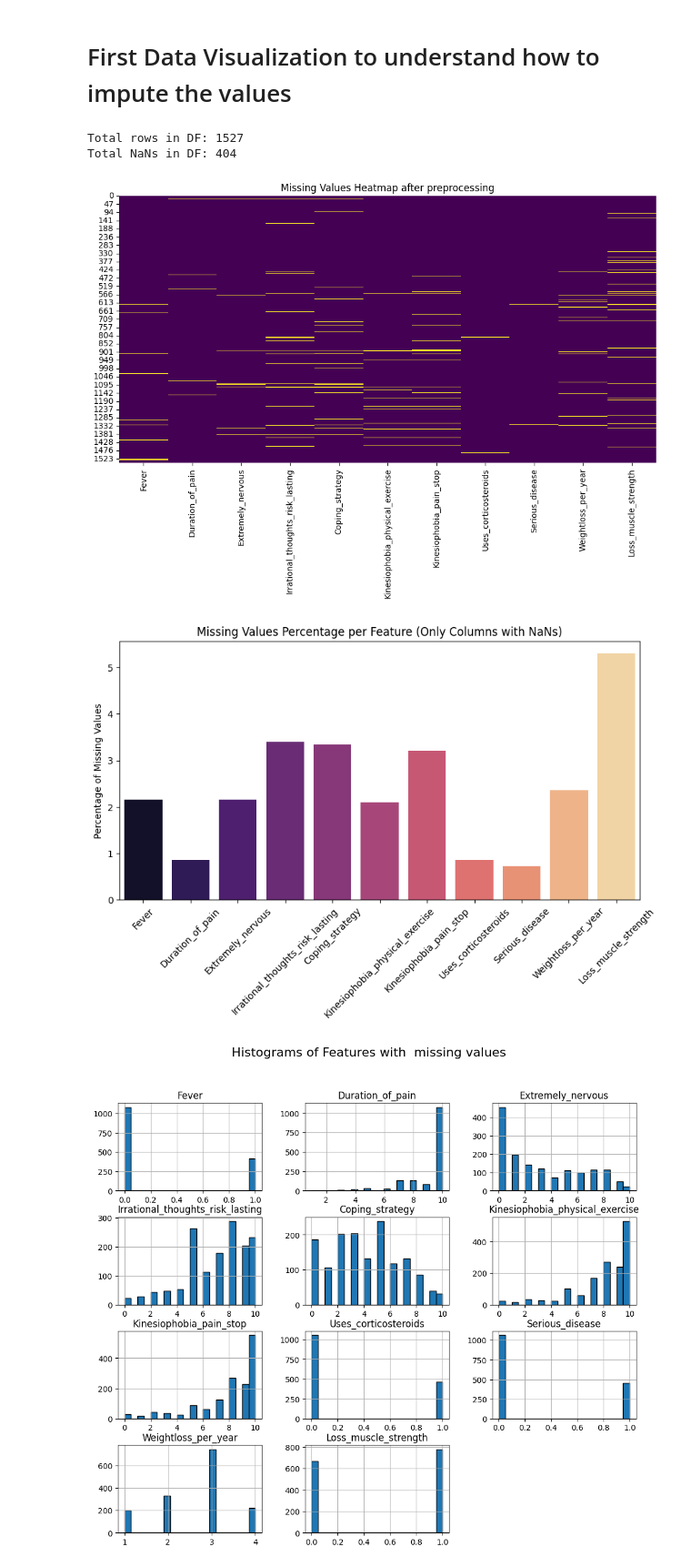
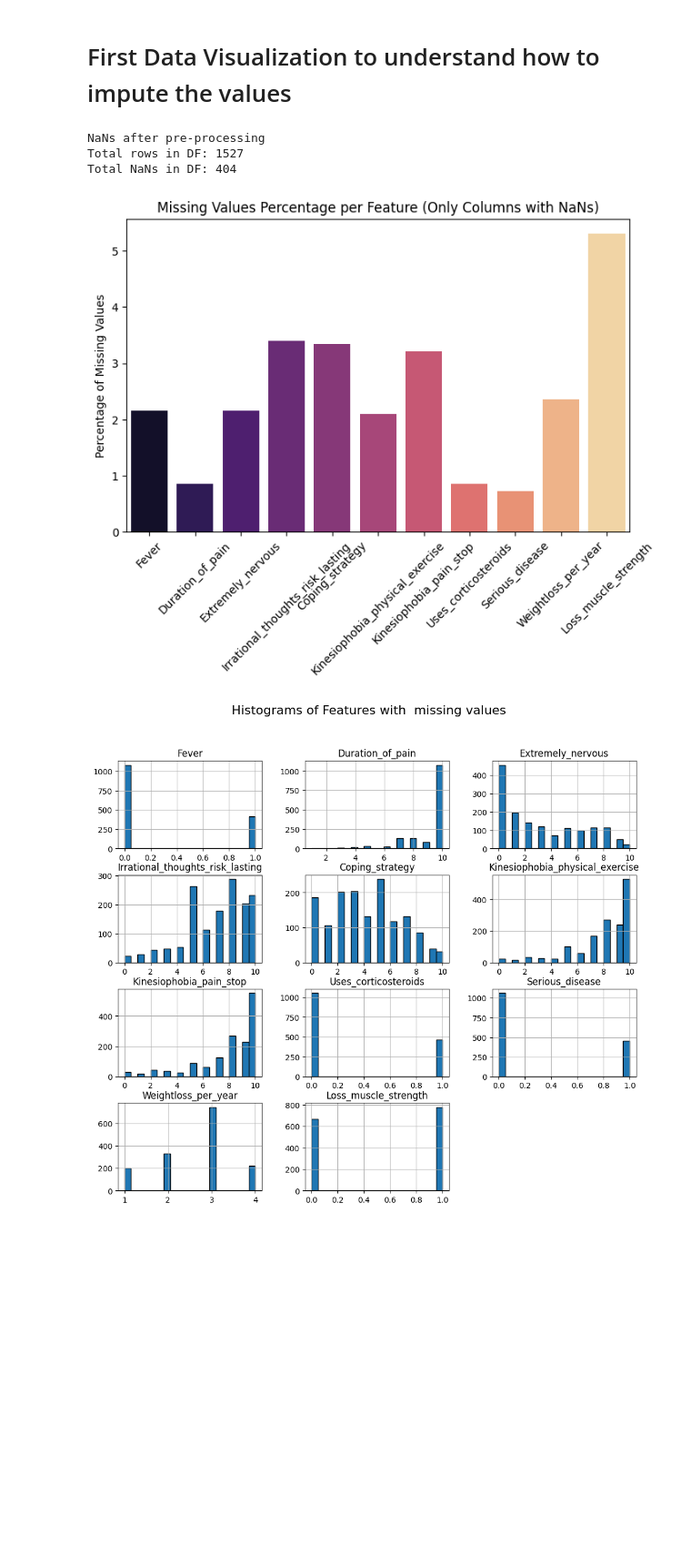
Before and after one commit to mard4/data-science, a Jupyter notebook: project/data_exploration.ipynb, the cells around one changed output. Shown at 91% size. Cells and saved outputs as stored; diff of their text form; code cells hidden in the pictures; blank space fills up the shorter version.

```diff
--- a/project/data_exploration.ipynb
+++ b/project/data_exploration.ipynb
@@ -356,25 +357,21 @@ Total NaNs in DF: 404
 # %%
+print("NaNs after pre-processing")
 all_nans = checkNaNs(df)
-# --- 1. Heatmap of Missing Values ---
-plt.figure(figsize=(12, 6))
-sns.heatmap(df[all_nans.index].isna(), cbar=False, cmap="viridis")
-plt.title("Missing Values Heatmap after preprocessing")
-plt.show()
-
+#plotNaNs(df)
 #plot
 missing_values_percentage = (all_nans / len(df)) * 100
 
-plt.figure(figsize=(10, 5))
+plt.figure(figsize=(8, 5))
 sns.barplot(x=missing_values_percentage.index, y=missing_values_percentage.values.flatten(), palette="magma")
 plt.xticks(rotation=45)
 plt.ylabel("Percentage of Missing Values")
 plt.title("Missing Values Percentage per Feature (Only Columns with NaNs)")
 plt.show()
 # %% [output]
+NaNs after pre-processing
 Total rows in DF: 1527
 Total NaNs in DF: 404
-[figure, old version]
+[figure, new version]
-[figure, removed]
 # %%
 df[all_nans.index].hist(figsize=(12, 10), bins=20, edgecolor="black")
 plt.suptitle("Histograms of Features with  missing values", fontsize=16)
```
Also changed, not shown: parts of 22 cells of this notebook, 1 other file.
